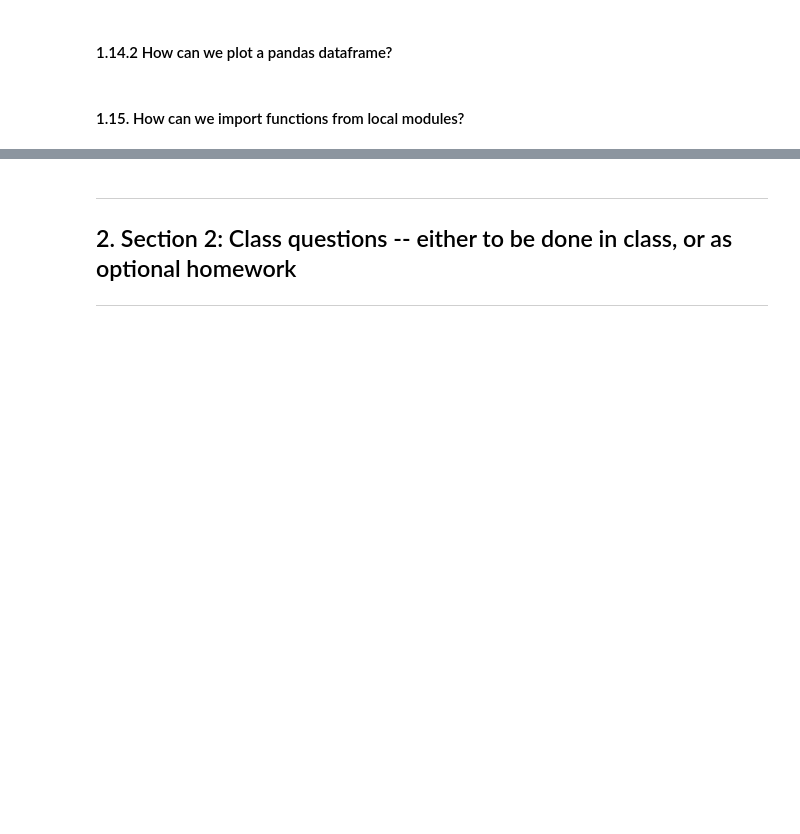
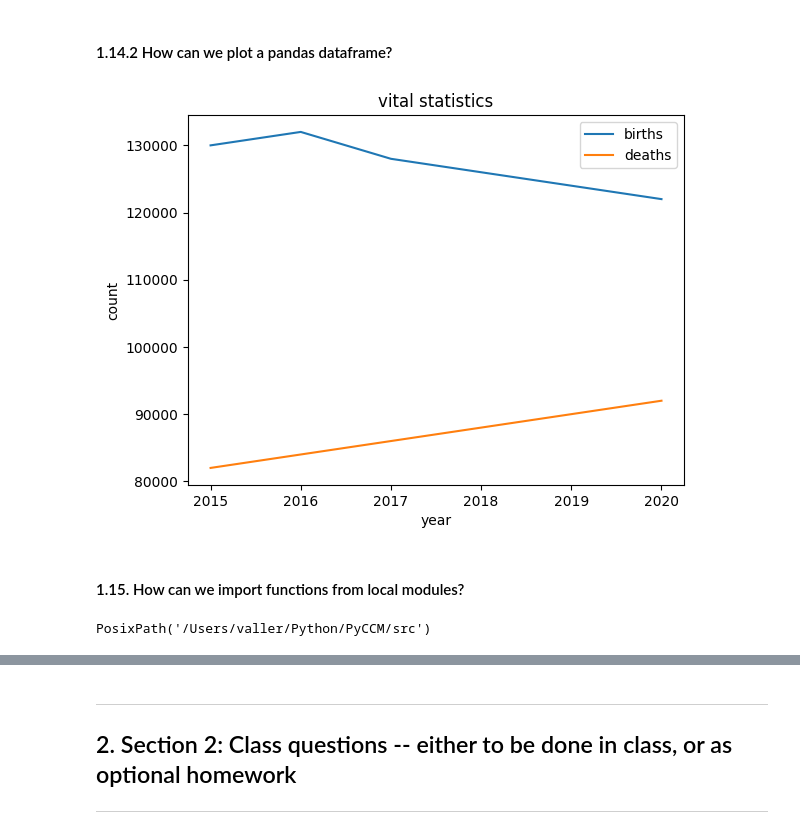
Before and after one commit to crahal/PyCCM, a Jupyter notebook: course/labs/questions/Computer_Lab_1.ipynb, the cells around one changed output, grey strips where cells are left out. Saved outputs shown, nothing was run; the diff lists cells and outputs as text; code cells hidden in the pictures; blank space fills up the shorter version.

```diff
--- a/course/labs/questions/Computer_Lab_1.ipynb
+++ b/course/labs/questions/Computer_Lab_1.ipynb
@@ -638,6 +765,11 @@ data = {
 }
 df = pd.DataFrame(data)
 # %%
-# <Your answer goes here>
+df.plot(x='year',y=['births','deaths'])
+plt.title("vital statistics")
+plt.ylabel("count")
+plt.show()
+# %% [output]
+[figure, added]
 # %% [markdown]
 #### 1.15. How can we import functions from local modules?
@@ -643,0 +778,4 @@ df = pd.DataFrame(data)
+# %%
+Path.cwd().parents[2]/"src"
+# %% [output]
+PosixPath('/Users/valler/Python/PyCCM/src')
```
Also changed, not shown: parts of 34 cells of this notebook, 2 other files.
